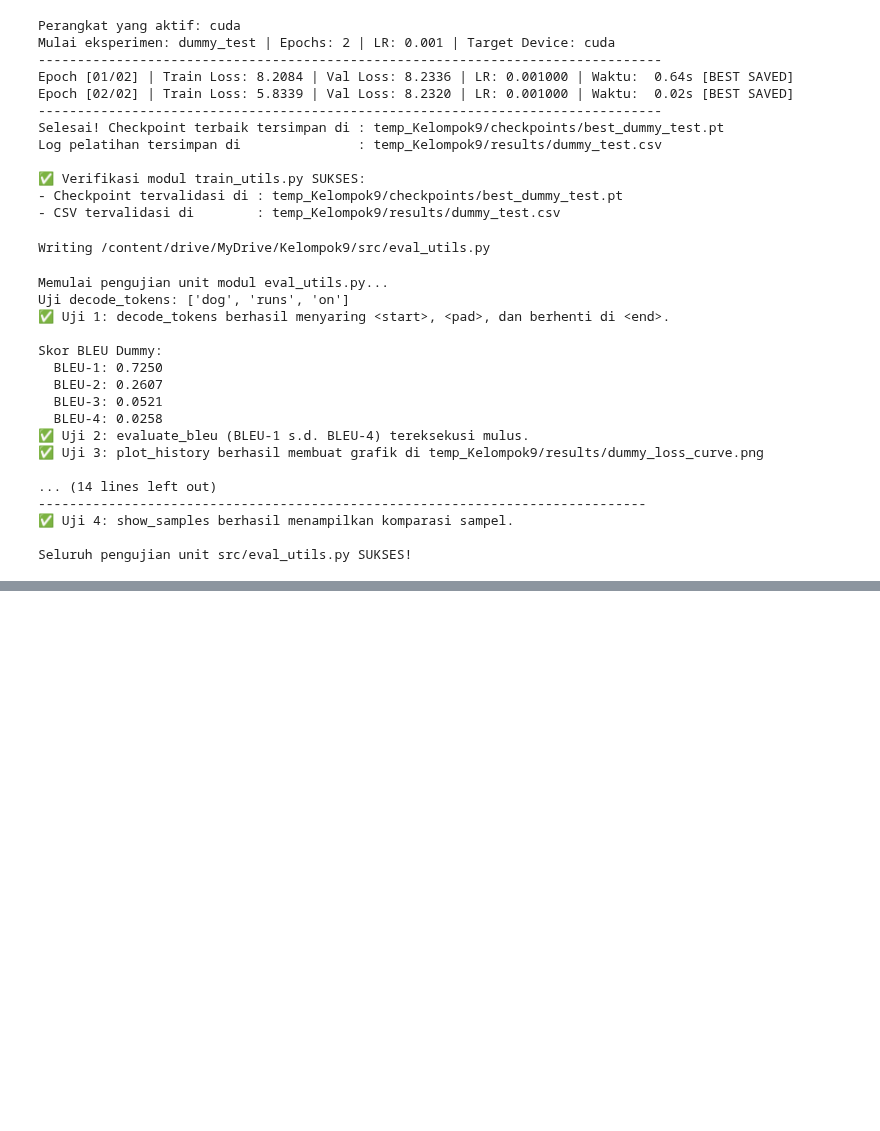
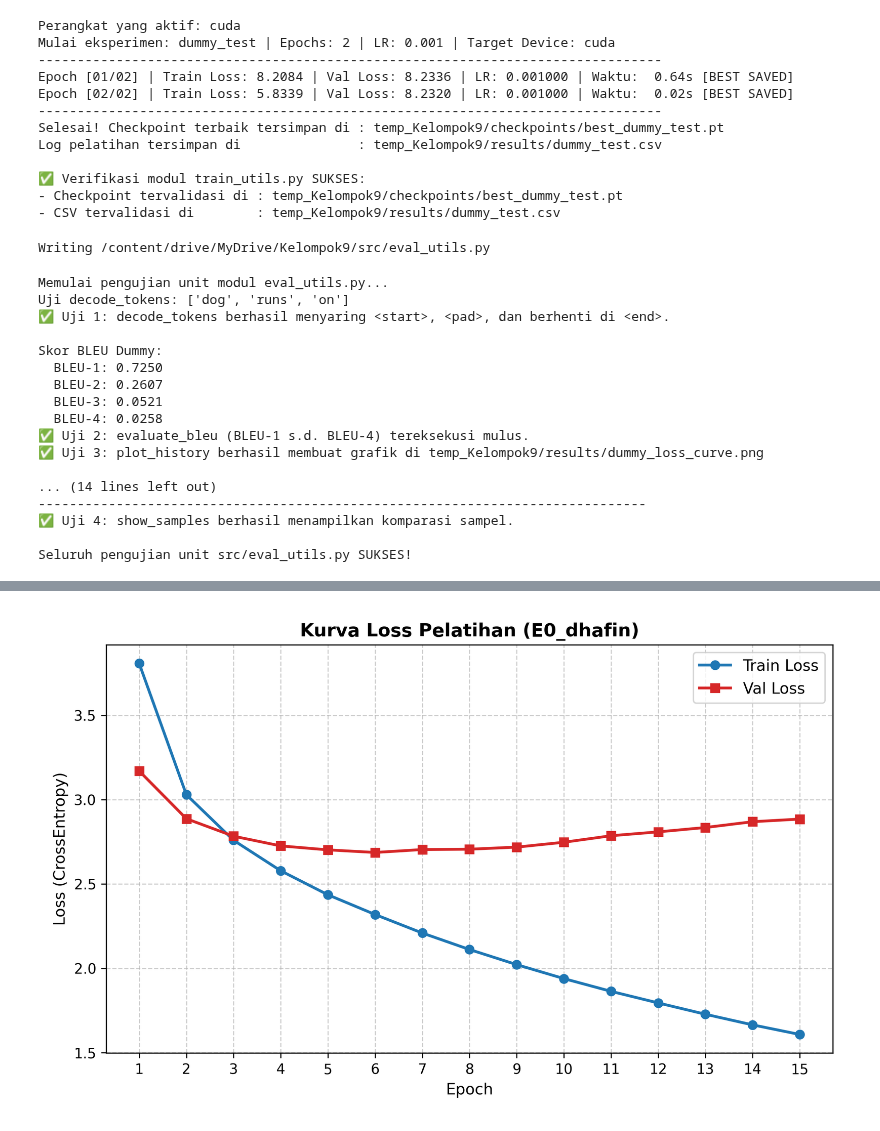
Before and after one commit to alifihsan7/kelompok9-image-captioning, a Jupyter notebook: notebooks/03_train.ipynb, the cells around one changed output, grey strips where cells are left out. Saved outputs shown, nothing was run; the diff lists cells and outputs as text; code cells hidden in the pictures; blank space fills up the shorter version.

Commit message:
Dhafin: baseline E0 (BLEU-4 0.185) + fix penyimpanan checkpoint

```diff
--- a/notebooks/03_train.ipynb
+++ b/notebooks/03_train.ipynb
@@ -732,0 +753,19 @@ Seluruh pengujian unit src/eval_utils.py SUKSES!
+# %%
+!cat /content/drive/MyDrive/Kelompok9/src/model.py
+print("=" * 80)
+!cat /content/drive/MyDrive/Kelompok9/src/dataset.py
+print("=" * 80)
+
+import json, pickle, torch
+R = '/content/drive/MyDrive/Kelompok9/features'
+caps = json.load(open(f'{R}/captions.json'))
+spl = json.load(open(f'{R}/splits.json'))
+voc = pickle.load(open(f'{R}/vocab.pkl', 'rb'))
+feats = torch.load(f'{R}/features.pt')
+
+print("captions.json:", type(caps), len(caps))
+print("  contoh:", list(caps.items())[0] if isinstance(caps, dict) else caps[0])
+print("splits.json:", {k: len(v) for k, v in spl.items()} if isinstance(spl, dict) else type(spl))
+print("vocab.pkl:", type(voc), list(voc.keys())[:5] if isinstance(voc, dict) else type(voc))
+k0 = next(iter(feats)) if isinstance(feats, dict) else None
+print("features.pt:", type(feats), len(feats), k0, feats[k0].shape if k0 else feats.shape)
@@ -732,0 +900,75 @@ Seluruh pengujian unit src/eval_utils.py SUKSES!
+# %%
+import json
+from IPython.display import Image, display
+
+# 1. Muat checkpoint terbaik berdasarkan val_loss terendah
+checkpoint_file = f"{ROOT}/checkpoints/best_E0_dhafin.pt"
+checkpoint = torch.load(checkpoint_file, map_location=device)
+model_e0.load_state_dict(checkpoint['model_state_dict'])
+
+best_epoch = checkpoint.get('epoch', 'N/A')
+best_val_loss = checkpoint.get('val_loss', 0.0)
+print(f"Berhasil memuat checkpoint terbaik dari Epoch {best_epoch} (Val Loss: {best_val_loss:.4f})")
+
+# 2. Muat set evaluasi validasi (1000 gambar, 5 caption referensi per gambar)
+# CATATAN: Data test TIDAK dimuat pada tahap ini (khusus model final)
+_, feature_tensor_val, references_val = get_eval_set('val', features_dir=FEAT)
+eval_items_val = list(zip(feature_tensor_val, references_val))
+
+# 3. Evaluasi metrik korpus BLEU-1 sampai BLEU-4
+print("Menghitung skor korpus BLEU pada subset validasi...")
+bleu_scores = evaluate_bleu(
+    model=model_e0,
+    eval_items=eval_items_val,
+    idx2word=idx2word,
+    device=device,
+    batch_size=64,
+    max_len=30
+)
+
+# 4. Simpan konfigurasi eksperimen dan hasil evaluasi ke berkas JSON
+eval_summary = {
+    "exp_name": "E0_dhafin",
+    "best_epoch": best_epoch,
+    "best_val_loss": best_val_loss,
+    "train_loss_at_best": checkpoint.get('train_loss', None),
+    "config": {
+        "epochs": 15,
+        "lr": 1e-3,
+        "batch_size": 64,
+        "feature_dim": 2048,
+        "embed_dim": 256,
+        "hidden_size": 512,
+        "dropout_p": 0.5,
+        "vocab_size": vocab_size,
+        "split_eval": "val"
+    },
+    "bleu_scores": bleu_scores
+}
+
+json_save_path = f"{ROOT}/results/E0_dhafin_bleu.json"
+with open(json_save_path, mode="w", encoding="utf-8") as f:
+    json.dump(eval_summary, f, indent=4)
+print(f"Skor BLEU dan konfigurasi disimpan ke: {json_save_path}")
+
+print("\nRekap Skor BLEU Validasi (E0 Baseline):")
+for metric, score in bleu_scores.items():
+    print(f"  {metric:<8}: {score:.4f} ({score * 100:.2f}%)")
+
+# 5. Buat dan tampilkan grafik kurva loss secara inline
+csv_history_path = f"{ROOT}/results/E0_dhafin.csv"
+loss_plot_path = f"{ROOT}/results/E0_dhafin_loss.png"
+
+plot_history(csv_path=csv_history_path, save_path=loss_plot_path)
+print(f"\nGrafik kurva loss tersimpan di: {loss_plot_path}")
+display(Image(filename=loss_plot_path))
+
+# 6. Cetak 10 sampel kualitatif prediksi model vs kalimat referensi manusia
+show_samples(
+    model=model_e0,
+    eval_items=eval_items_val,
+    idx2word=idx2word,
+    device=device,
+    n=10
+)
+# %% [output]
@@ -732,0 +986 @@ Seluruh pengujian unit src/eval_utils.py SUKSES!
+[figure, added]
```
Also changed, not shown: parts of 9 cells of this notebook.
